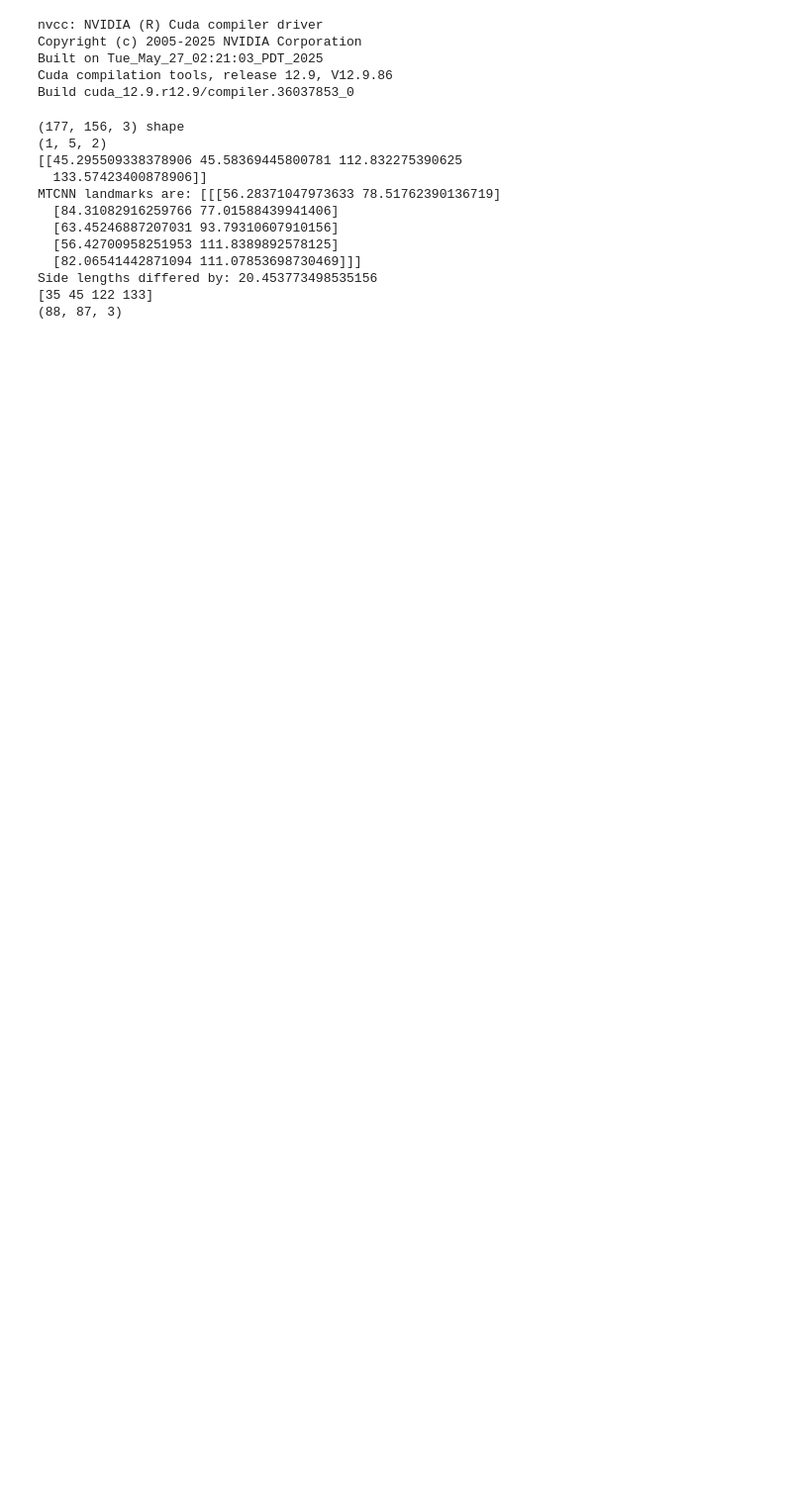
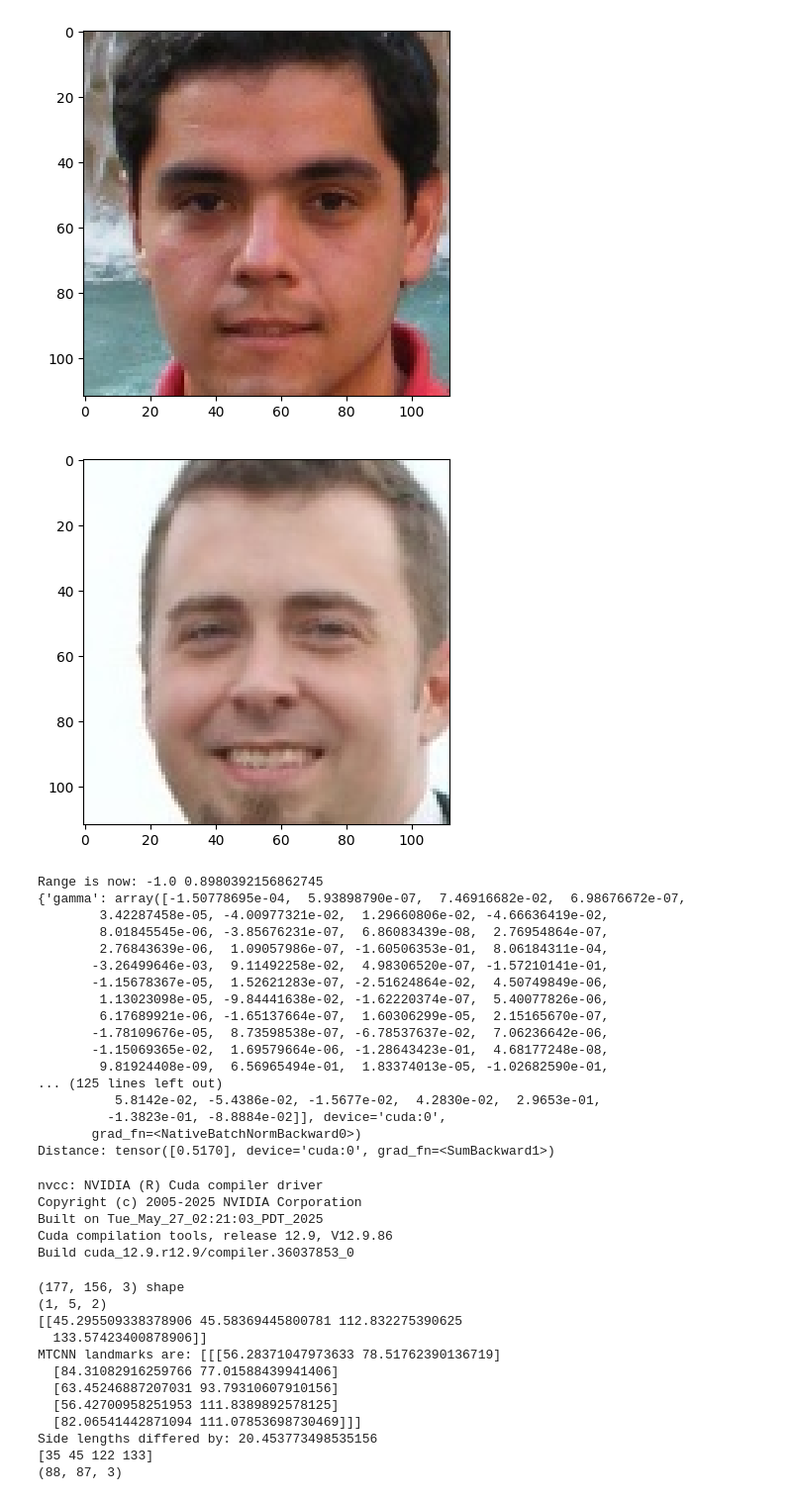
Before and after one commit to zacharyyahn/FaceCloak, a Jupyter notebook: src/experiments.ipynb, the cells around one changed output. Shown: that part at 99% size. Cells and saved outputs as stored; diff of their text form; code cells hidden in the pictures; blank space fills up the shorter version.

```diff
--- a/src/experiments.ipynb
+++ b/src/experiments.ipynb
@@ -46,3 +80,63 @@ Distance: tensor([0.9036], device='cuda:0', grad_fn=<SumBackward1>)
+# %%
+import torch
+from advcloak.ser50_webface_soft import SER50WebfaceSoft
+import cv2
+import matplotlib.pyplot as plt
+import numpy as np
+import torch.nn.functional as F
+
+device = torch.device("cuda")
+
+model = SER50WebfaceSoft("advcloak/ser50_webface_soft.npy")
+model.eval().to(device)
+
+im1 = cv2.imread("../data/privacy_common/probe/4191_1.jpg")
+im2 = cv2.imread("../data/privacy_common/gallery/407_1.jpg")
+
+im1 = cv2.cvtColor(im1, cv2.COLOR_BGR2RGB)
+im2 = cv2.cvtColor(im2, cv2.COLOR_BGR2RGB)
+
+plt.imshow(im1)
+plt.show()
+plt.imshow(im2)
+plt.show()
+
+im1 = (im1 - 127.5) * 2./255
+im2 = (im2 - 127.5) * 2./255
+
+print("Range is now:", np.min(im1), np.max(im1))
+
+im1 = torch.tensor(im1).to(device).permute(2, 0, 1).float().unsqueeze(0)
+im2 = torch.tensor(im2).to(device).permute(2, 0, 1).float().unsqueeze(0)
+emb1 = model(im1)
+emb2 = model(im2)
+print(emb1.size())
+print(emb1)
+emb1 = F.normalize(emb1, dim=-1)
+emb2 = F.normalize(emb2, dim=-1)
+
+sim = F.cosine_similarity(emb1, emb2)
+print("Distance:", sim)
+# %% [output]
+[figure, added]
+[figure, added]
+Range is now: -1.0 0.8980392156862745
+{'gamma': array([-1.50778695e-04,  5.93898790e-07,  7.46916682e-02,  6.98676672e-07,
+        3.42287458e-05, -4.00977321e-02,  1.29660806e-02, -4.66636419e-02,
+        8.01845545e-06, -3.85676231e-07,  6.86083439e-08,  2.76954864e-07,
+        2.76843639e-06,  1.09057986e-07, -1.60506353e-01,  8.06184311e-04,
+       -3.26499646e-03,  9.11492258e-02,  4.98306520e-07, -1.57210141e-01,
+       -1.15678367e-05,  1.52621283e-07, -2.51624864e-02,  4.50749849e-06,
+        1.13023098e-05, -9.84441638e-02, -1.62220374e-07,  5.40077826e-06,
+        6.17689921e-06, -1.65137664e-07,  1.60306299e-05,  2.15165670e-07,
+       -1.78109676e-05,  8.73598538e-07, -6.78537637e-02,  7.06236642e-06,
+       -1.15069365e-02,  1.69579664e-06, -1.28643423e-01,  4.68177248e-08,
+        9.81924408e-09,  6.56965494e-01,  1.83374013e-05, -1.02682590e-01,
+... (125 lines left out)
+          5.8142e-02, -5.4386e-02, -1.5677e-02,  4.2830e-02,  2.9653e-01,
+         -1.3823e-01, -8.8884e-02]], device='cuda:0',
+       grad_fn=<NativeBatchNormBackward0>)
+Distance: tensor([0.5170], device='cuda:0', grad_fn=<SumBackward1>)
 # %%
 !nvcc --version
 # %% [output]
```
Also changed, not shown: parts of 1 cell of this notebook, 22 other files.
